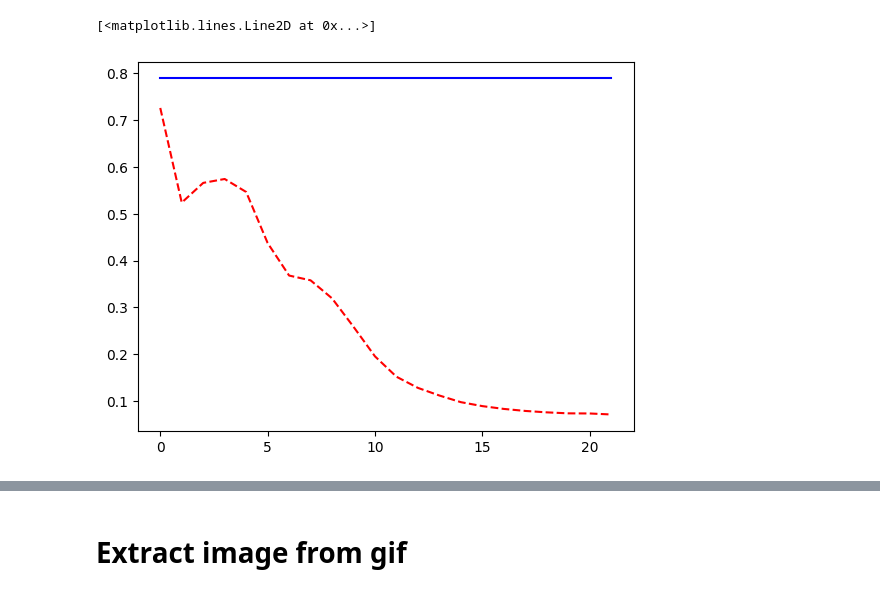
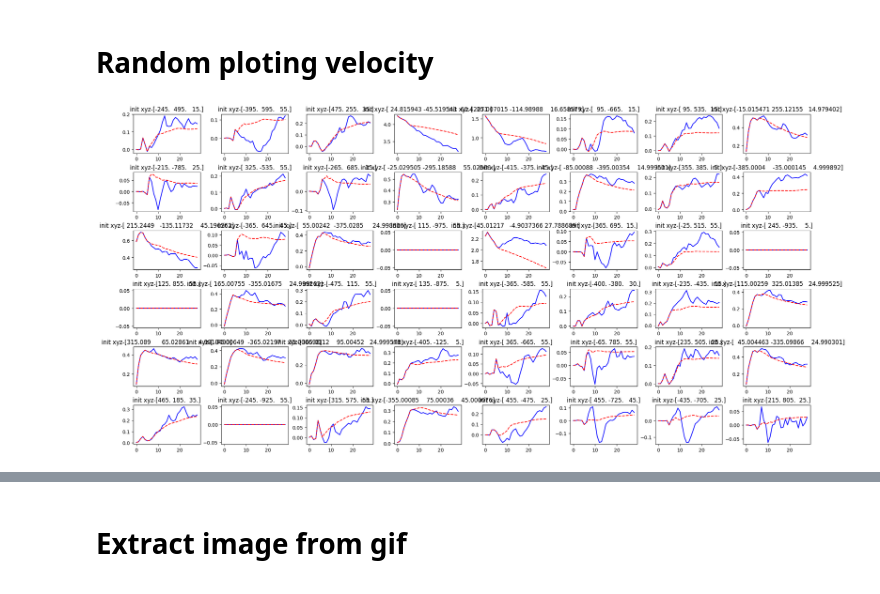
Before and after one commit to qilinli/gns-fragment, a Jupyter notebook: notebooks/report_fragment.ipynb, the cells around one changed output, grey strips where cells are left out. Drawn from its saved outputs; the diff is of its cells as text; code cells hidden in the pictures.

```diff
--- a/notebooks/report_fragment.ipynb
+++ b/notebooks/report_fragment.ipynb
@@ -21,7 +33,13 @@ print(gt_pos.shape, pred_strain.shape, gt_strain.shape, particle_type.shape)
 # %%
-id = np.argmax(gt_pos[-1, :, 2])
+fig = plt.figure(figsize=(20,10), constrained_layout=True)
+a = np.where(particle_type==1)[0]
+idx = np.random.choice(a, 48)
 
-id = 9876
-plt.plot(gt_pos[:, id, 2], 'b')
-plt.plot(pred_pos[:, id, 2], 'r--')
+for fig_id in range(48):
+    ax = fig.add_subplot(6, 8, fig_id+1)
+    x, y, z = gt_pos[0, idx[fig_id]]
+    x, y, z = int(x), int(y), int(z)
+    ax.set_title(f'{x}, {y}, {z}')
+    ax.plot(gt_pos[:, idx[fig_id], 2], 'b')
+    ax.plot(pred_pos[:, idx[fig_id], 2], 'r--')
 # %% [output]
@@ -29,0 +49,11 @@ plt.plot(pred_pos[:, id, 2], 'r--')
+# %%
+fig = plt.figure(figsize=(20,10), constrained_layout=True)
+idx = random.sample(range(123068), 48)
+
+for fig_id in range(48):
+    ax = fig.add_subplot(6, 8, fig_id+1)
+    x, y, z = gt_pos[0, idx[fig_id]]
+    x, y, z = int(x), int(y), int(z)
+    ax.set_title(f'{x}, {y}, {z}')
+    ax.plot(gt_pos[:, idx[fig_id], 2], 'b')
+    ax.plot(pred_pos[:, idx[fig_id], 2], 'r--')
@@ -30,7 +62,16 @@ plt.plot(pred_pos[:, id, 2], 'r--')
+# %% [markdown]
+# Random ploting velocity
 # %%
-id = 45678
-plt.plot(gt_strain[:, id], 'b')
-plt.plot(pred_strain[:, id], 'r--')
+pred_vel = pred_pos[1:, :, :] - pred_pos[:-1, :, :]
+gt_vel = gt_pos[1:, :, :] - gt_pos[:-1, :, :]
+
+fig = plt.figure(figsize=(20,10), constrained_layout=True)
+idx = random.sample(range(123068), 48)
+
+for fig_id in range(48):
+    ax = fig.add_subplot(6, 8, fig_id+1)
+    ax.set_title(f'init xyz-{gt_pos[0, idx[fig_id]]}')
+    ax.plot(gt_vel[:, idx[fig_id], 2], 'b')
+    ax.plot(pred_vel[:, idx[fig_id], 2], 'r--')
 # %% [output]
-[<matplotlib.lines.Line2D at 0x...>]
-[figure, old version]
+[figure, new version]
```
Also changed, not shown: parts of 14 cells of this notebook, 8 other files.
